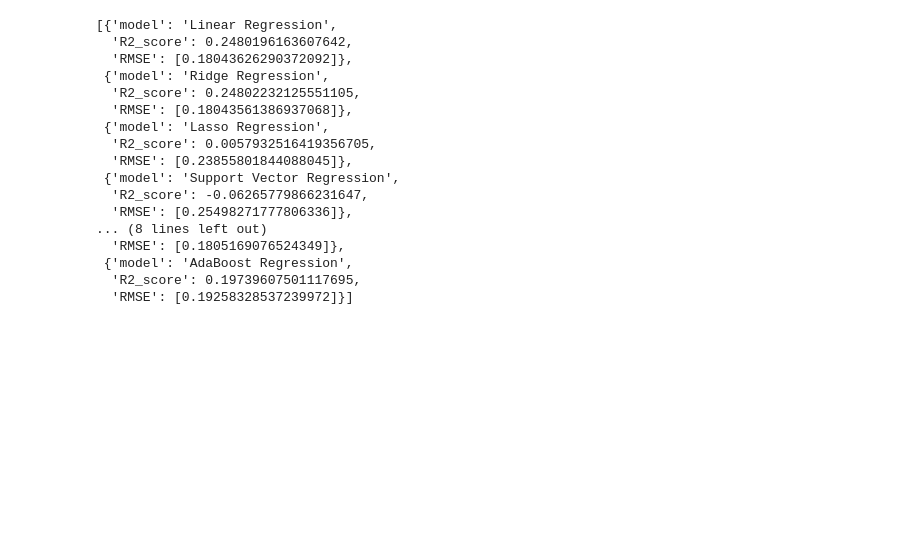
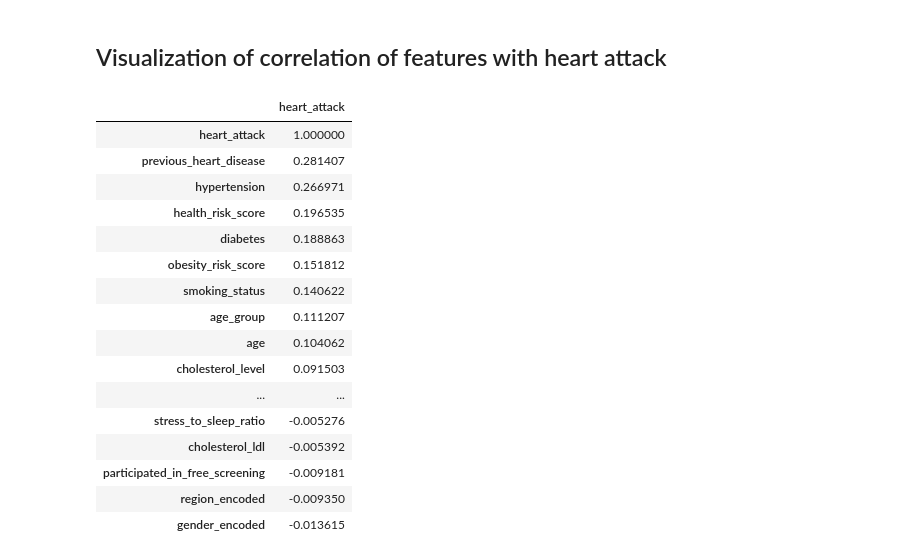
Before and after one commit to keithhauzh/HEART-ATTACK-PREDICTION-MODEL, a Jupyter notebook: heart_attack_prediction.ipynb, the cells around one changed output. Cells and saved outputs as stored; diff of their text form; code cells hidden in the pictures; blank space fills up the shorter version.

```diff
--- a/heart_attack_prediction.ipynb
+++ b/heart_attack_prediction.ipynb
@@ -50,3 +187,5 @@ df['alcohol_consumption'] = df['alcohol_consumption'].fillna('None')
+# %%
+df = df.drop(columns=['physical_activity', 'dietary_habits',])
 # %%
 df.isna().any()
 # %% [output]
@@ -94,16 +208,0 @@ dtype: object
-# %%
-df['cholesterol ratio'] = df['cholesterol_hdl']/df['cholesterol_ldl']
-df = df.drop(labels=['cholesterol_hdl', 'cholesterol_ldl'], axis=1)
-df['obesity_risk_score'] = np.where(df['gender'] == 'Male' , df['obesity'] * 1 + (df['waist_circumference'] > 102) * 0.5, df['obesity'] * 1 + (df['waist_circumference'] > 88) * 0.5)
-df = df.drop(labels=['obesity', 'waist_circumference'], axis=1)
-df['pulse_pressure'] = df['blood_pressure_systolic'] - df['blood_pressure_diastolic']
-df = df.drop(labels=['blood_pressure_systolic', 'blood_pressure_diastolic'], axis=1)
-stress_mapping = {
-    'Low': 1,
-    'Moderate': 2,
-    'High': 3
-}
-df['stress_level'] = df['stress_level'].map(stress_mapping)
-df['stress_to_sleep_ratio'] = -(df['stress_level'] / df['sleep_hours'])
-df = df.drop(labels=['stress_level', 'sleep_hours'], axis=1)
-df
@@ -439,34 +243,23 @@ models = {
-# %%
-results = []
-
-for name, model in models.items():
-    pipeline = Pipeline([
-        ('regressor', model)
-    ])
-    pipeline.fit(X_train, y_train)
-    y_pred = pipeline.predict(X_test)
-    results.append({
-        'model':name,
-        'R2_score':r2_score(y_test,y_pred),
-        'RMSE':[mean_squared_error(y_test,y_pred)]
-    })
-
-results
-# %% [output]
-[{'model': 'Linear Regression',
-  'R2_score': 0.2480196163607642,
-  'RMSE': [0.18043626290372092]},
- {'model': 'Ridge Regression',
-  'R2_score': 0.24802232125551105,
-  'RMSE': [0.18043561386937068]},
- {'model': 'Lasso Regression',
-  'R2_score': 0.0057932516419356705,
-  'RMSE': [0.23855801844088045]},
- {'model': 'Support Vector Regression',
-  'R2_score': -0.06265779866231647,
-  'RMSE': [0.25498271777806336]},
-... (8 lines left out)
-  'RMSE': [0.1805169076524349]},
- {'model': 'AdaBoost Regression',
-  'R2_score': 0.19739607501117695,
-  'RMSE': [0.19258328537239972]}]
+# %% [markdown]
+## Visualization of correlation of features with heart attack
+# %%
+corr_df = df.corr()[['heart_attack']].sort_values(by='heart_attack', ascending=False)
+corr_df.style.background_gradient(cmap='coolwarm', axis=None)
+# %% [output]
+|  | heart_attack |
+| heart_attack | 1.000000 |
+| previous_heart_disease | 0.281407 |
+| hypertension | 0.266971 |
+| health_risk_score | 0.196535 |
+| diabetes | 0.188863 |
+| obesity_risk_score | 0.151812 |
+| smoking_status | 0.140622 |
+| age_group | 0.111207 |
+| age | 0.104062 |
+| cholesterol_level | 0.091503 |
+| ... | ... |
+| stress_to_sleep_ratio | -0.005276 |
+| cholesterol_ldl | -0.005392 |
+| participated_in_free_screening | -0.009181 |
+| region_encoded | -0.009350 |
+| gender_encoded | -0.013615 |
```
Also changed, not shown: parts of 66 cells of this notebook, 1 other file.
